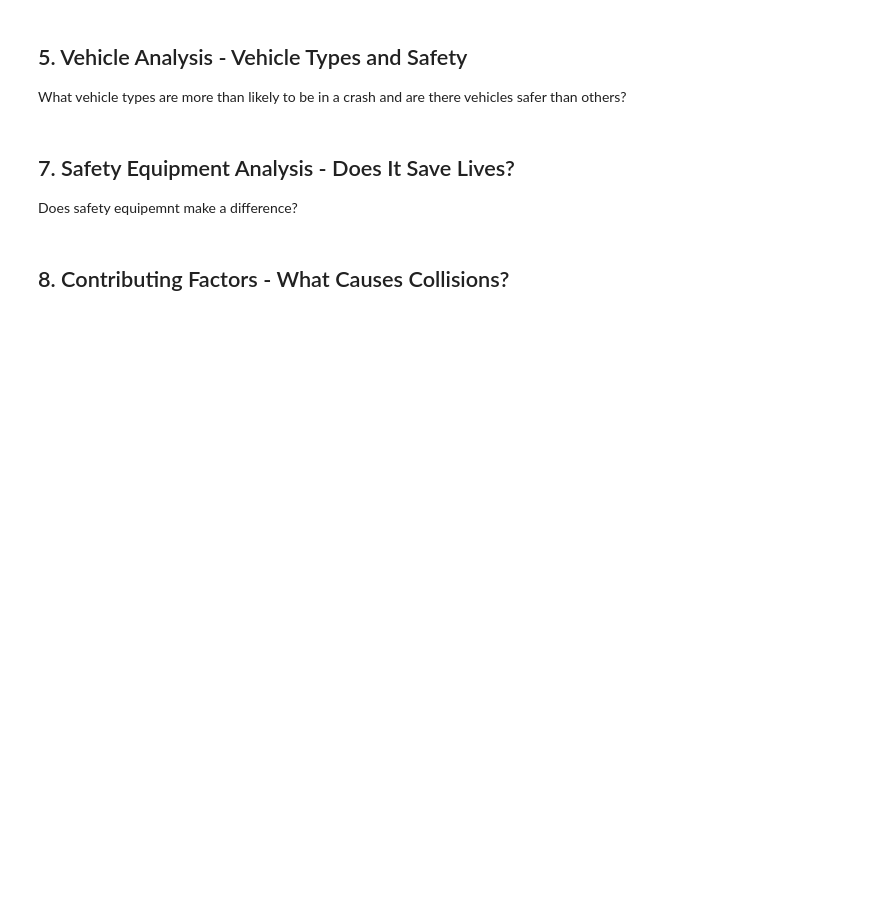
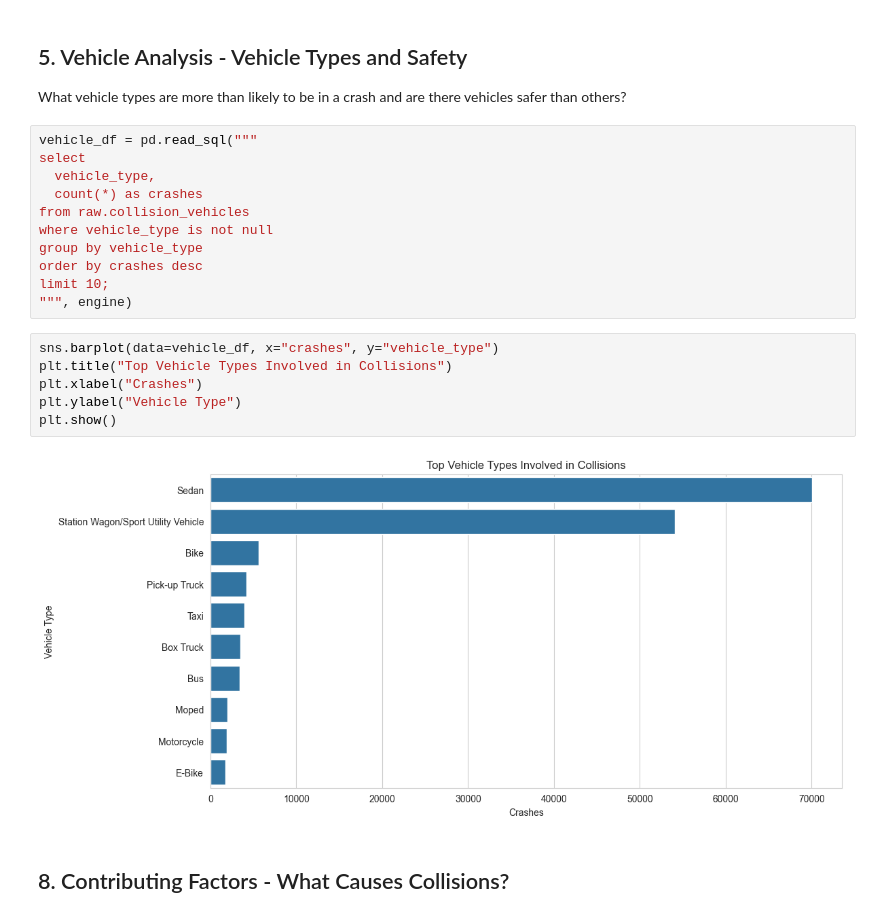
Before and after one commit to yohanesm1/ym-sl-de-take-home-project, a Jupyter notebook: analyze/analyze_collisions.ipynb, the cells around one changed output. Saved outputs shown, nothing was run; the diff lists cells and outputs as text; blank space fills up the shorter version.

Commit message:
Complete ELT pipeline and analysis notebook

```diff
--- a/analyze/analyze_collisions.ipynb
+++ b/analyze/analyze_collisions.ipynb
@@ -53,9 +145,24 @@ Does sex, age, or person type factor in to vulnerability or likely hood of being
 ## 5. Vehicle Analysis - Vehicle Types and Safety
 
 What vehicle types are more than likely to be in a crash and are there vehicles safer than others?
-# %% [markdown]
-## 7. Safety Equipment Analysis - Does It Save Lives?
-
-Does safety equipemnt make a difference?
+# %%
+vehicle_df = pd.read_sql("""
+select
+  vehicle_type,
+  count(*) as crashes
+from raw.collision_vehicles
+where vehicle_type is not null
+group by vehicle_type
+order by crashes desc
+limit 10;
+""", engine)
+# %%
+sns.barplot(data=vehicle_df, x="crashes", y="vehicle_type")
+plt.title("Top Vehicle Types Involved in Collisions")
+plt.xlabel("Crashes")
+plt.ylabel("Vehicle Type")
+plt.show()
+# %% [output]
+[figure, added]
 # %% [markdown]
 ## 8. Contributing Factors - What Causes Collisions?
```
Also changed, not shown: parts of 8 cells of this notebook, 5 other files.
